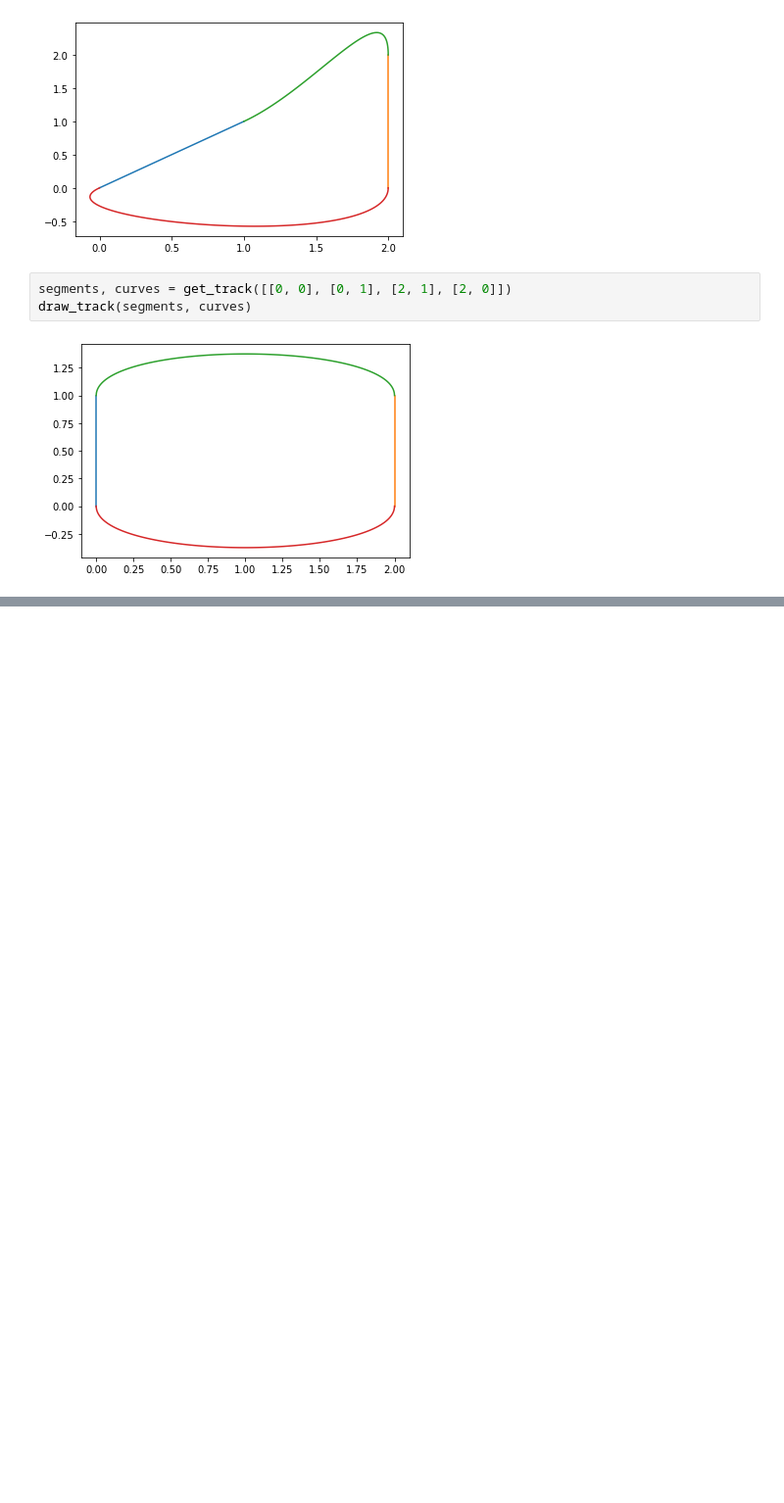
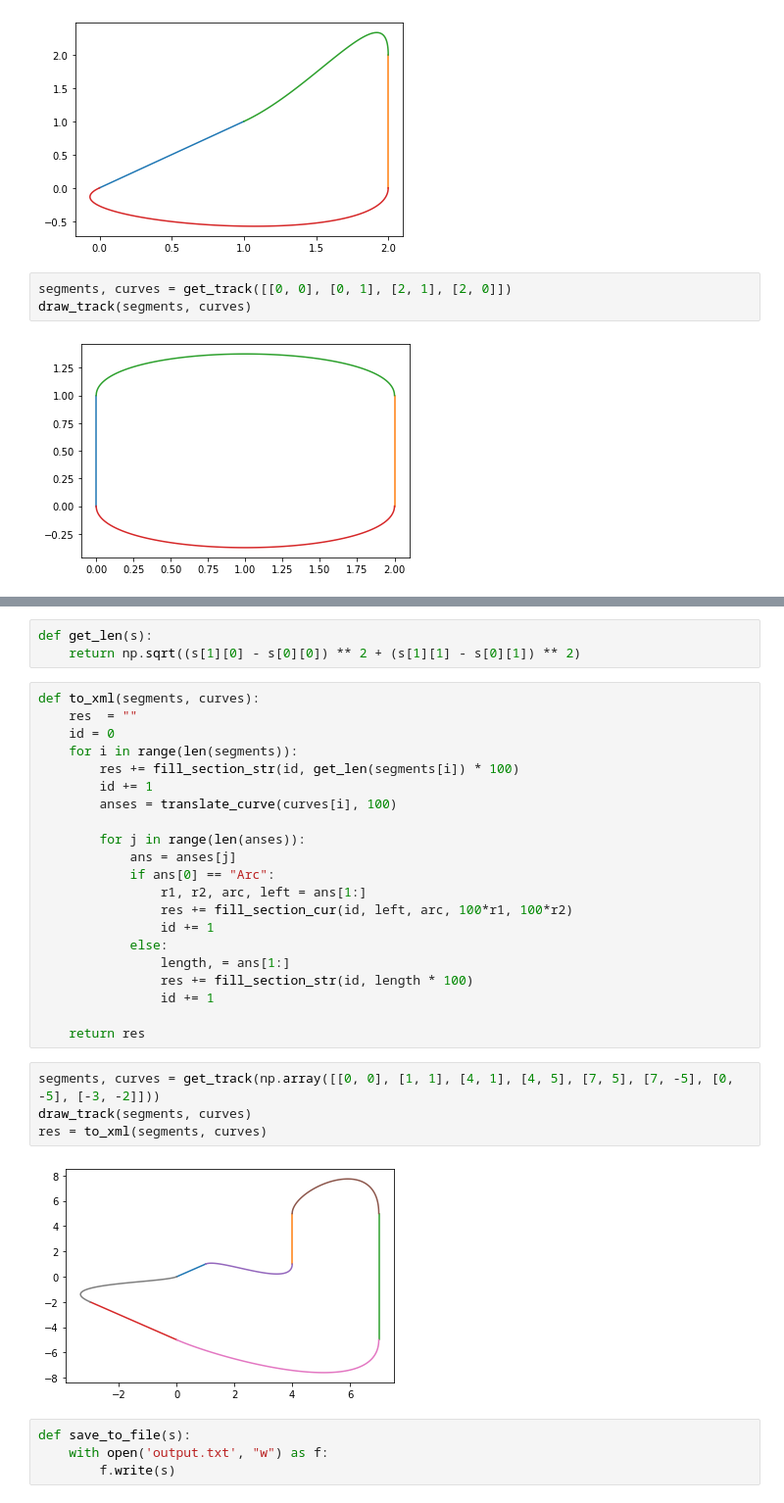
Before and after one commit to sjmikler/TORCS-track-generation, a Jupyter notebook: bezier.ipynb, the cells around one changed output, grey strips where cells are left out. Shown: that part at 98% size. Saved outputs shown, nothing was run; the diff lists cells and outputs as text; blank space fills up the shorter version.

Commit message:
Integrated Kasia's changes to the notebook and added full track translation

```diff
--- a/bezier.ipynb
+++ b/bezier.ipynb
@@ -113,0 +265,34 @@ draw_track(segments, curves)
+# %%
+def get_len(s):
+    return np.sqrt((s[1][0] - s[0][0]) ** 2 + (s[1][1] - s[0][1]) ** 2)
+# %%
+def to_xml(segments, curves):
+    res  = ""
+    id = 0
+    for i in range(len(segments)):
+        res += fill_section_str(id, get_len(segments[i]) * 100)
+        id += 1
+        anses = translate_curve(curves[i], 100)
+
+        for j in range(len(anses)):
+            ans = anses[j]
+            if ans[0] == "Arc":
+                r1, r2, arc, left = ans[1:]
+                res += fill_section_cur(id, left, arc, 100*r1, 100*r2)
+                id += 1
+            else:
+                length, = ans[1:]
+                res += fill_section_str(id, length * 100)
+                id += 1
+
+    return res
+# %%
+segments, curves = get_track(np.array([[0, 0], [1, 1], [4, 1], [4, 5], [7, 5], [7, -5], [0, -5], [-3, -2]]))
+draw_track(segments, curves)
+res = to_xml(segments, curves)
+# %% [output]
+[figure, added]
+# %%
+def save_to_file(s):
+    with open('output.txt', "w") as f:
+        f.write(s)
```
Also changed, not shown: parts of 8 cells of this notebook.
